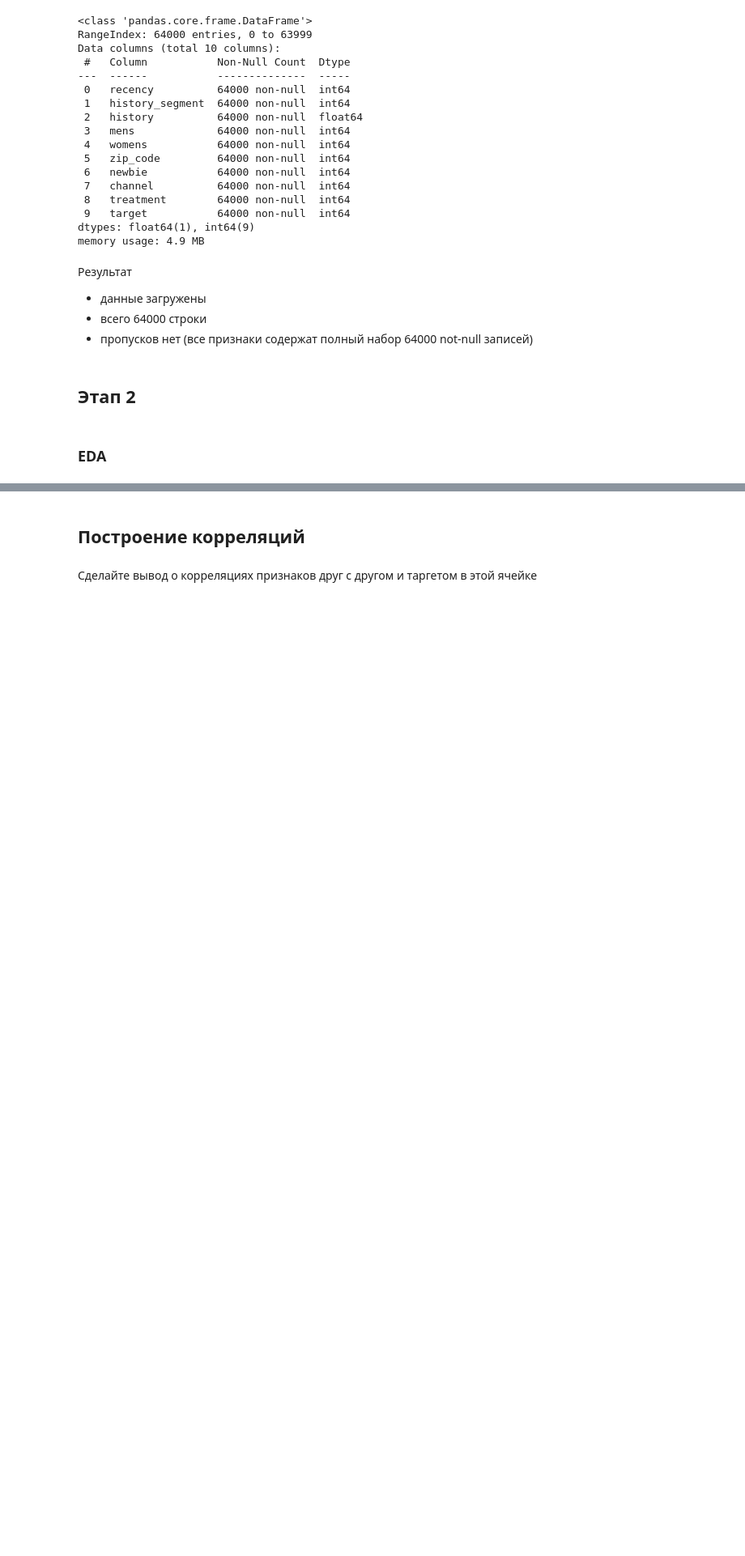
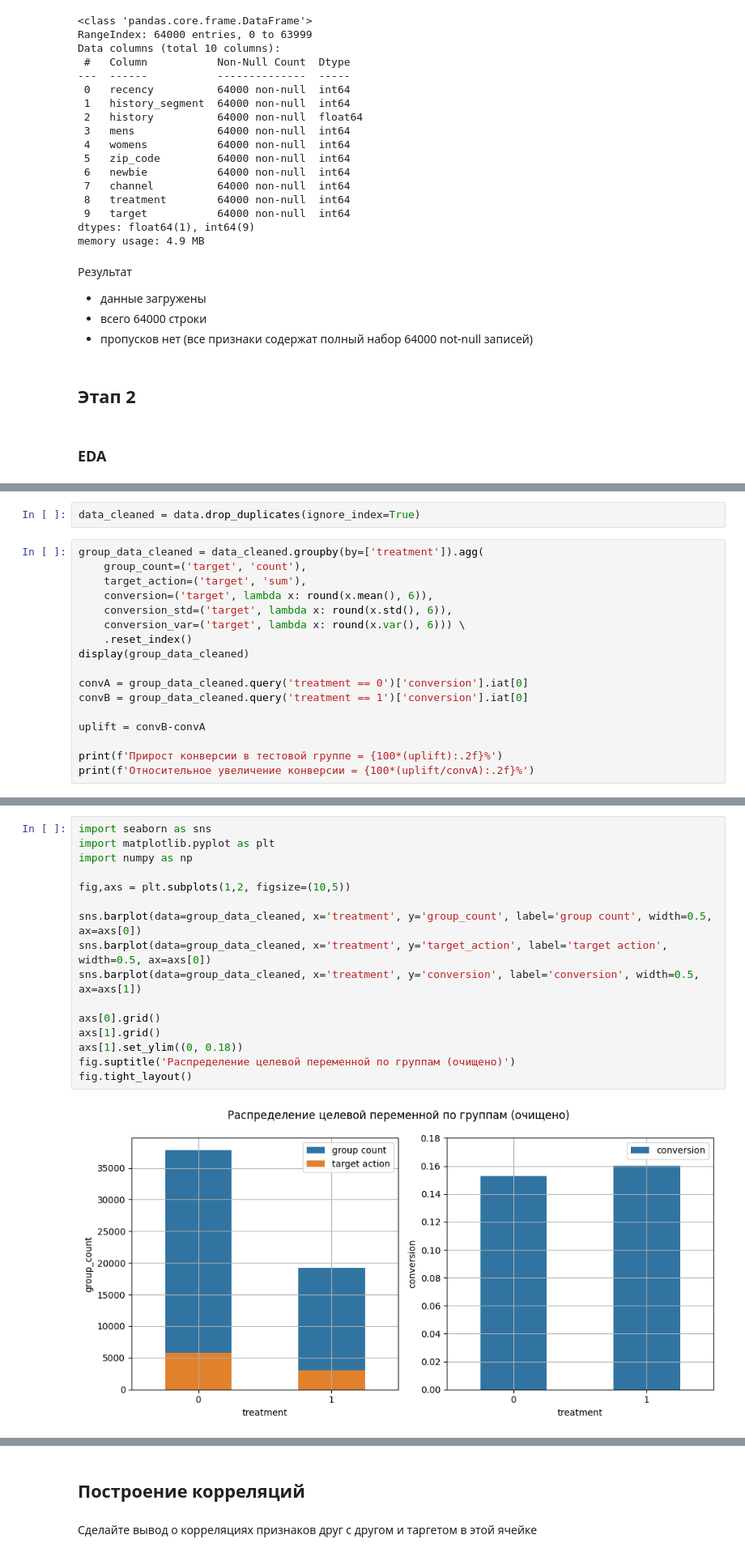
Before and after one commit to khromenko/mle-uplift-final-project-2025, a Jupyter notebook: final_project.ipynb, the cells around one changed output, grey strips where cells are left out. Shown at 81% size. Cells and saved outputs as stored; diff of their text form; blank space fills up the shorter version.

```diff
--- a/final_project.ipynb
+++ b/final_project.ipynb
@@ -62,0 +149,19 @@ memory usage: 4.9 MB
+# %%
+data_cleaned = data.drop_duplicates(ignore_index=True)
+# %%
+group_data_cleaned = data_cleaned.groupby(by=['treatment']).agg(
+    group_count=('target', 'count'),
+    target_action=('target', 'sum'),
+    conversion=('target', lambda x: round(x.mean(), 6)),
+    conversion_std=('target', lambda x: round(x.std(), 6)),
+    conversion_var=('target', lambda x: round(x.var(), 6))) \
+    .reset_index()
+display(group_data_cleaned)
+
+convA = group_data_cleaned.query('treatment == 0')['conversion'].iat[0]
+convB = group_data_cleaned.query('treatment == 1')['conversion'].iat[0]
+
+uplift = convB-convA
+
+print(f'Прирост конверсии в тестовой группе = {100*(uplift):.2f}%')
+print(f'Относительное увеличение конверсии = {100*(uplift/convA):.2f}%')
@@ -62,0 +174,18 @@ memory usage: 4.9 MB
+# %%
+import seaborn as sns
+import matplotlib.pyplot as plt
+import numpy as np
+
+fig,axs = plt.subplots(1,2, figsize=(10,5))
+
+sns.barplot(data=group_data_cleaned, x='treatment', y='group_count', label='group count', width=0.5, ax=axs[0])
+sns.barplot(data=group_data_cleaned, x='treatment', y='target_action', label='target action', width=0.5, ax=axs[0])
+sns.barplot(data=group_data_cleaned, x='treatment', y='conversion', label='conversion', width=0.5, ax=axs[1])
+
+axs[0].grid()
+axs[1].grid()
+axs[1].set_ylim((0, 0.18))
+fig.suptitle('Распределение целевой переменной по группам (очищено)')
+fig.tight_layout()
+# %% [output]
+[figure, added]
```
Also changed, not shown: parts of 28 cells of this notebook.
